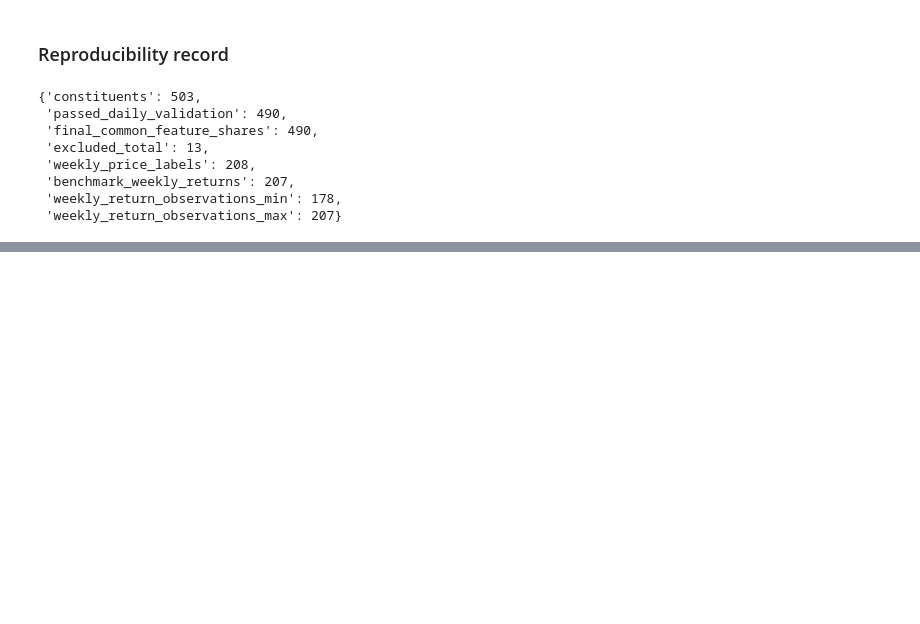
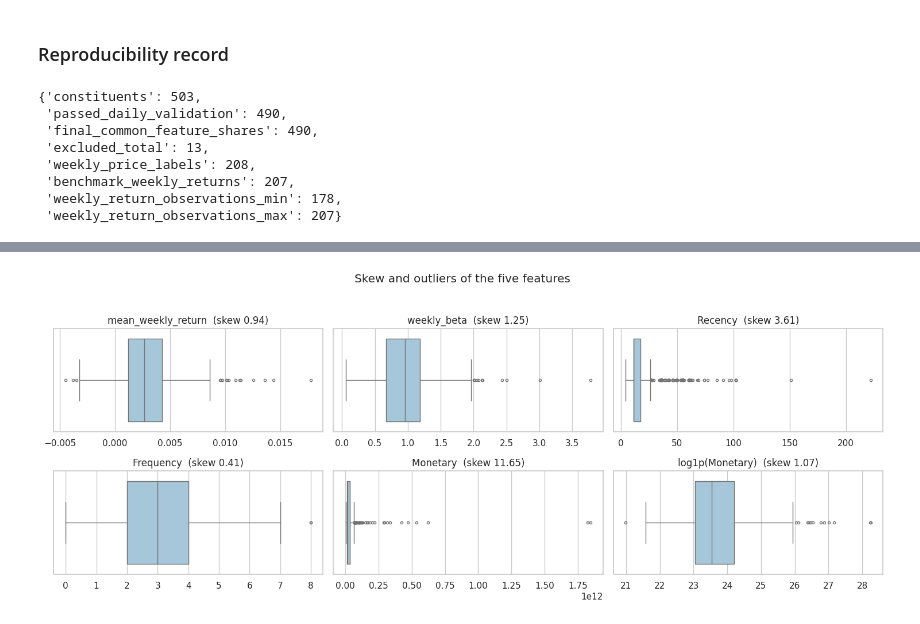
Before and after one commit to Dewdahara/CRMCM_CW1_w2054873, a Jupyter notebook: CRMCM_CW1_w2054873.ipynb, the cells around one changed output, grey strips where cells are left out. Cells and saved outputs as stored; diff of their text form; code cells hidden in the pictures; blank space fills up the shorter version.

Commit message:
Task 2.1 and 2.2: skew and outliers, feature matrices, scaling, Ward, dendrograms

```diff
--- a/CRMCM_CW1_w2054873.ipynb
+++ b/CRMCM_CW1_w2054873.ipynb
@@ -1919,0 +1948,28 @@ except ImportError:
+# %%
+# Load the feature table saved in Task 1 (asks for an upload in Colab if the file is missing) and
+# check the columns, unique tickers and missing values.
+if not os.path.exists(FEATURES_CSV):
+    try:
+        from google.colab import files
+
+        print("Upload the features_table.csv created by the Task 1 notebook")
+        for name, content in files.upload().items():
+            if name.lower().endswith(".csv"):
+                open(FEATURES_CSV, "wb").write(content)
+                break
+    except ImportError:
+        raise FileNotFoundError(f"{FEATURES_CSV} not found - run Task 1 first")
+
+features = pd.read_csv(FEATURES_CSV, index_col=0)
+
+RAW_COLS = ["mean_weekly_return", "weekly_beta", "Recency", "Frequency", "Monetary"]
+missing_cols = [c for c in RAW_COLS + ["Company", "Sector"] if c not in features.columns]
+assert not missing_cols, f"Missing columns: {missing_cols}"
+assert features.index.is_unique, "Duplicate tickers"
+assert features[RAW_COLS].notna().all().all(), "Missing feature values"
+
+print(f"Loaded {len(features)} shares x {len(features.columns)} columns (the common share set from Task 1)")
+display(features[["Company", "Sector"] + RAW_COLS].head())
+
+# Output:
+# 490 shares and 10 columns were loaded, and the preview matches the Task 1 feature table.
@@ -1919,0 +2042,19 @@ except ImportError:
+# %%
+# Chart: boxplots of each feature to show skew and outliers (Monetary before and after log1p).
+plot_cols = RAW_COLS + ["log1p(Monetary)"]
+fig, axes = plt.subplots(2, 3, figsize=(15, 6))
+for ax, col in zip(axes.ravel(), plot_cols):
+    sns.boxplot(x=check[col], ax=ax, color="#9ecae1", fliersize=3)
+    ax.set_title(f"{col}  (skew {check[col].skew():.2f})")
+    ax.set_xlabel("")
+fig.suptitle("Skew and outliers of the five features")
+plt.tight_layout(rect=[0, 0, 1, 0.95])
+plt.show()
+
+# Output:
+# Recency and raw Monetary show a long line of outliers far to the right, and log1p pulls most of
+# the Monetary outliers back in.
+# Frequency has a tidy box (2 to 4) with a couple of outliers at 8. Return and beta each have a few
+# high outliers, with CVNA far to the right on beta.
+# %% [output]
+[figure, added]
```
Also changed, not shown: parts of 17 cells of this notebook.
